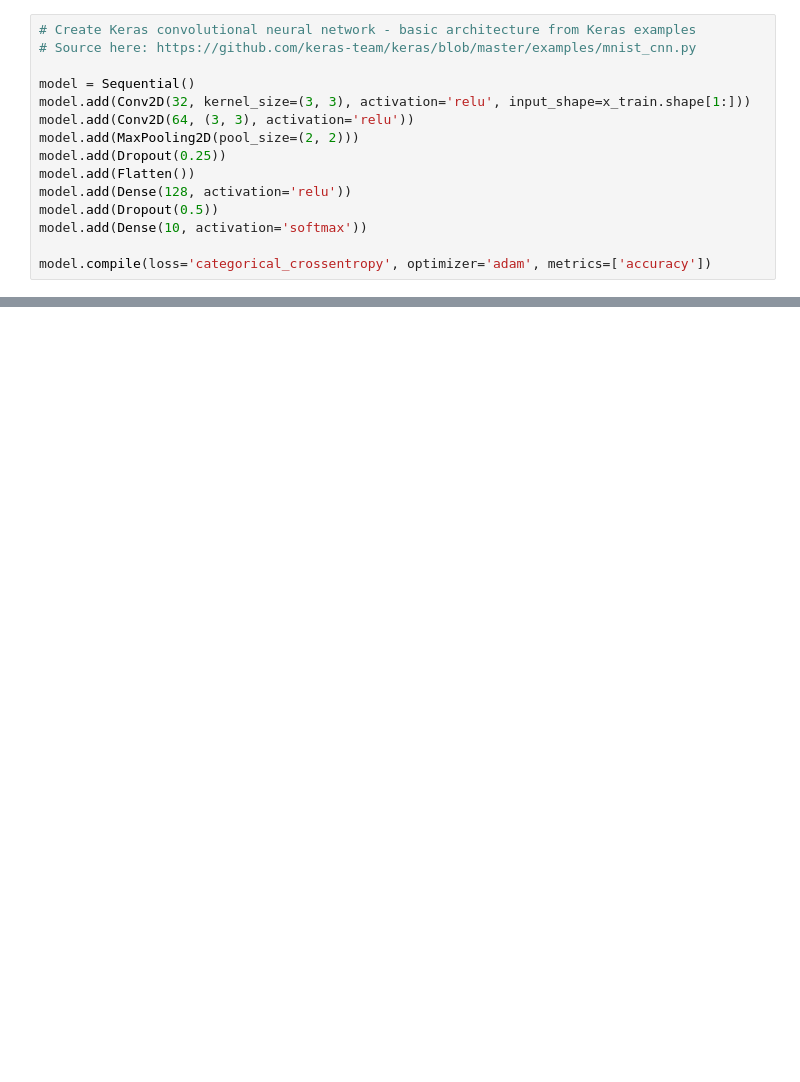
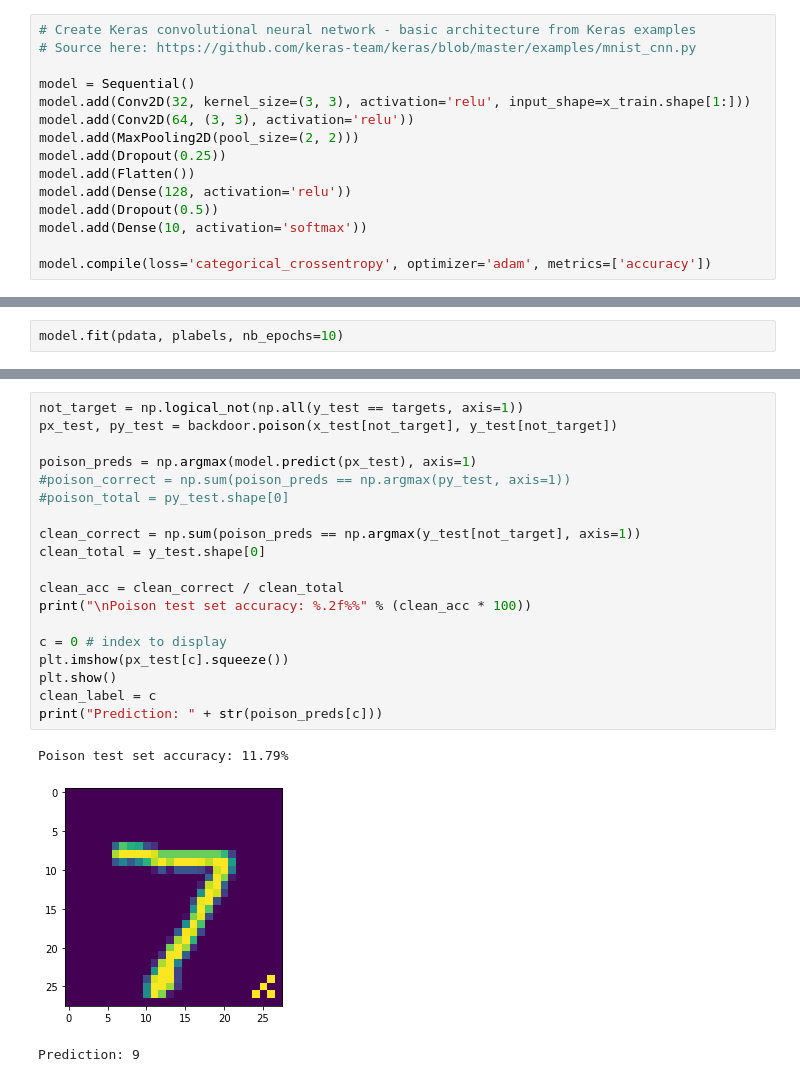
Before and after one commit to choH/advlearning_algos, a Jupyter notebook: algo/implementation.ipynb, the cells around one changed output, grey strips where cells are left out. Cells and saved outputs as stored; diff of their text form; blank space fills up the shorter version.

```diff
--- a/algo/implementation.ipynb
+++ b/algo/implementation.ipynb
@@ -184,0 +261,2 @@ print("\n Overall test set accuracy: %.2f%%" % (total_acc * 100))
+# %%
+model.fit(pdata, plabels, nb_epochs=10)
@@ -184,0 +307,23 @@ print("\n Overall test set accuracy: %.2f%%" % (total_acc * 100))
+# %%
+not_target = np.logical_not(np.all(y_test == targets, axis=1))
+px_test, py_test = backdoor.poison(x_test[not_target], y_test[not_target])
+
+poison_preds = np.argmax(model.predict(px_test), axis=1)
+#poison_correct = np.sum(poison_preds == np.argmax(py_test, axis=1))
+#poison_total = py_test.shape[0]
+
+clean_correct = np.sum(poison_preds == np.argmax(y_test[not_target], axis=1))
+clean_total = y_test.shape[0]
+
+clean_acc = clean_correct / clean_total
+print("\nPoison test set accuracy: %.2f%%" % (clean_acc * 100))
+
+c = 0 # index to display
+plt.imshow(px_test[c].squeeze())
+plt.show()
+clean_label = c
+print("Prediction: " + str(poison_preds[c]))
+# %% [output]
+Poison test set accuracy: 11.79%
+[figure, added]
+Prediction: 9
```
Also changed, not shown: parts of 16 cells of this notebook, 3 other files.
